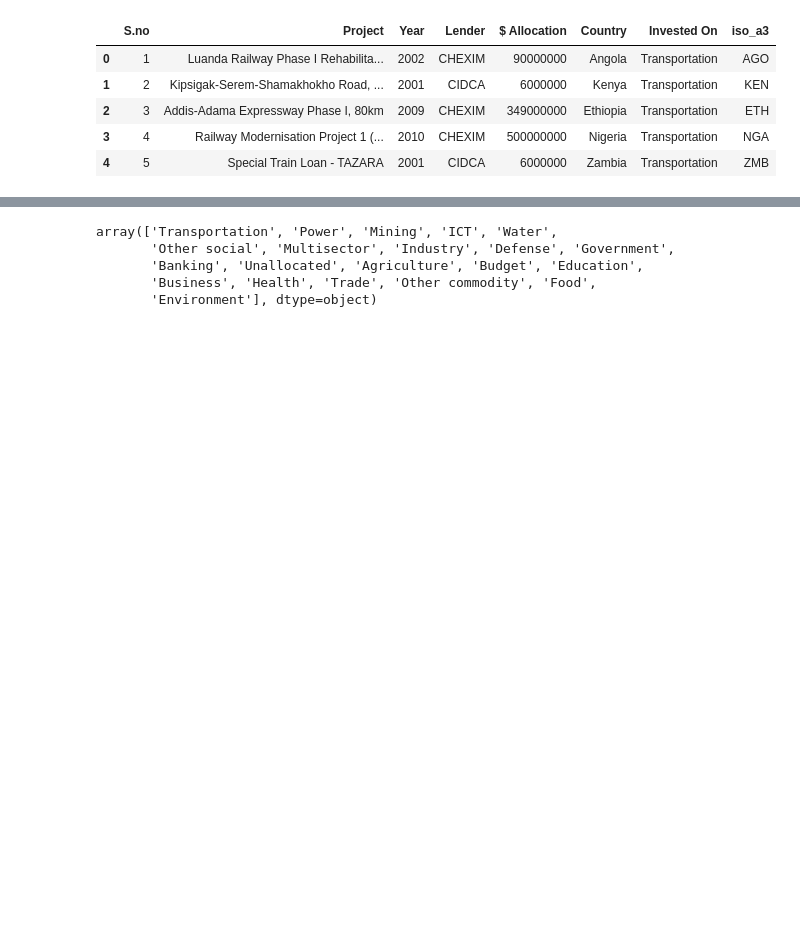
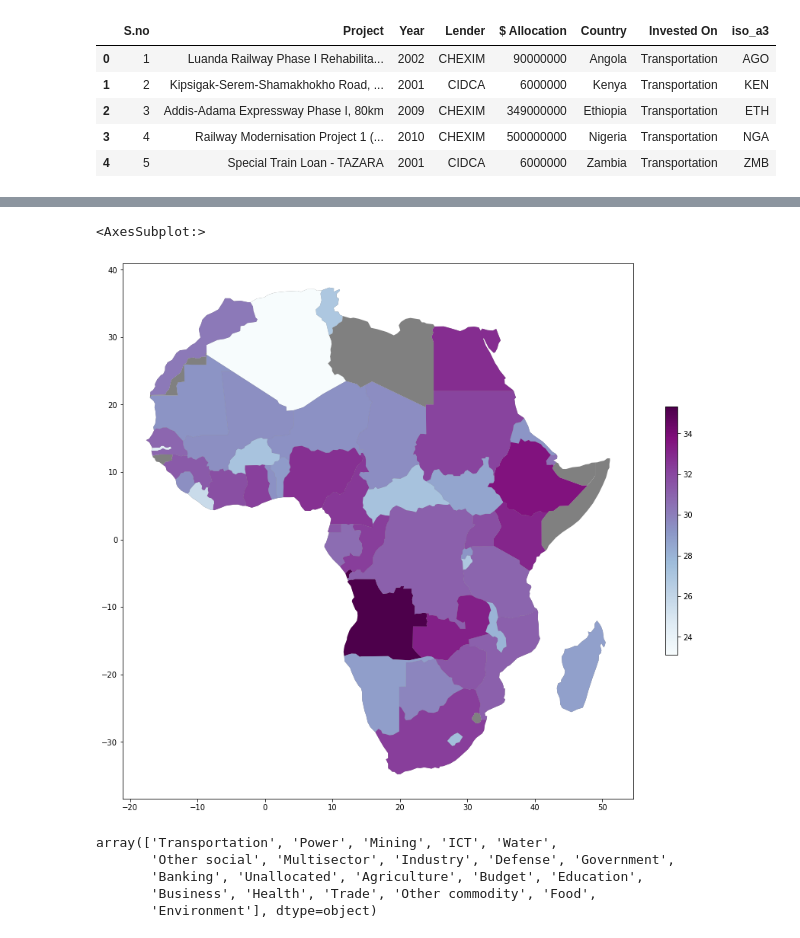
Before and after one commit to CassieCcL/Chinese-Debt-Trap, a Jupyter notebook: Chinese Debt Trap.ipynb, the cells around one changed output, grey strips where cells are left out. Saved outputs shown, nothing was run; the diff lists cells and outputs as text; code cells hidden in the pictures; blank space fills up the shorter version.

```diff
--- a/Chinese Debt Trap.ipynb
+++ b/Chinese Debt Trap.ipynb
@@ -86,0 +99,3 @@ debt_africa.head()
+# %%
+debt_africa_ply = debt_africa.groupby("iso_a3", as_index=False)["$ Allocation"].sum()
+debt_africa_ply.head()
@@ -86,0 +121,4 @@ debt_africa.head()
+# %%
+debt_africa_plot = pd.merge(debt_africa_ply, worldmap, on="iso_a3", how="inner")
+debt_africa_plot["Amount_revised"] = np.log2(debt_africa_plot["$ Allocation"])
+debt_africa_plot.head()
@@ -87,3 +144,10 @@ debt_africa.head()
+# %%
+#Plot African Map for debts
+ax = worldmap[worldmap["continent"] == "Africa"].plot(figsize=(15,15), color="grey")
+debt_africa_geo.plot(ax=ax, cmap="BuPu", legend=True, column="Amount_revised", legend_kwds={'shrink': 0.4})
+# %% [output]
+<AxesSubplot:>
+[figure, added]
 # %%
 debt_africa["Invested On"].unique()
 # %% [output]
```
Also changed, not shown: parts of 9 cells of this notebook.
